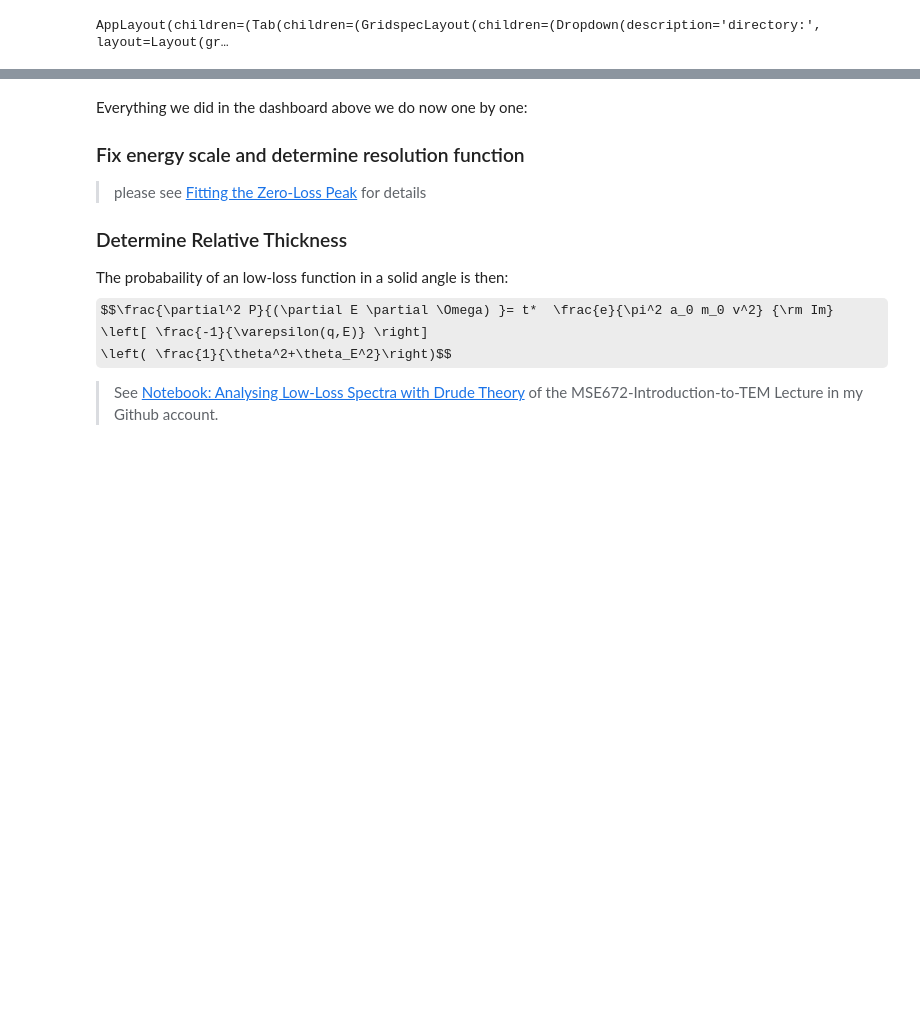
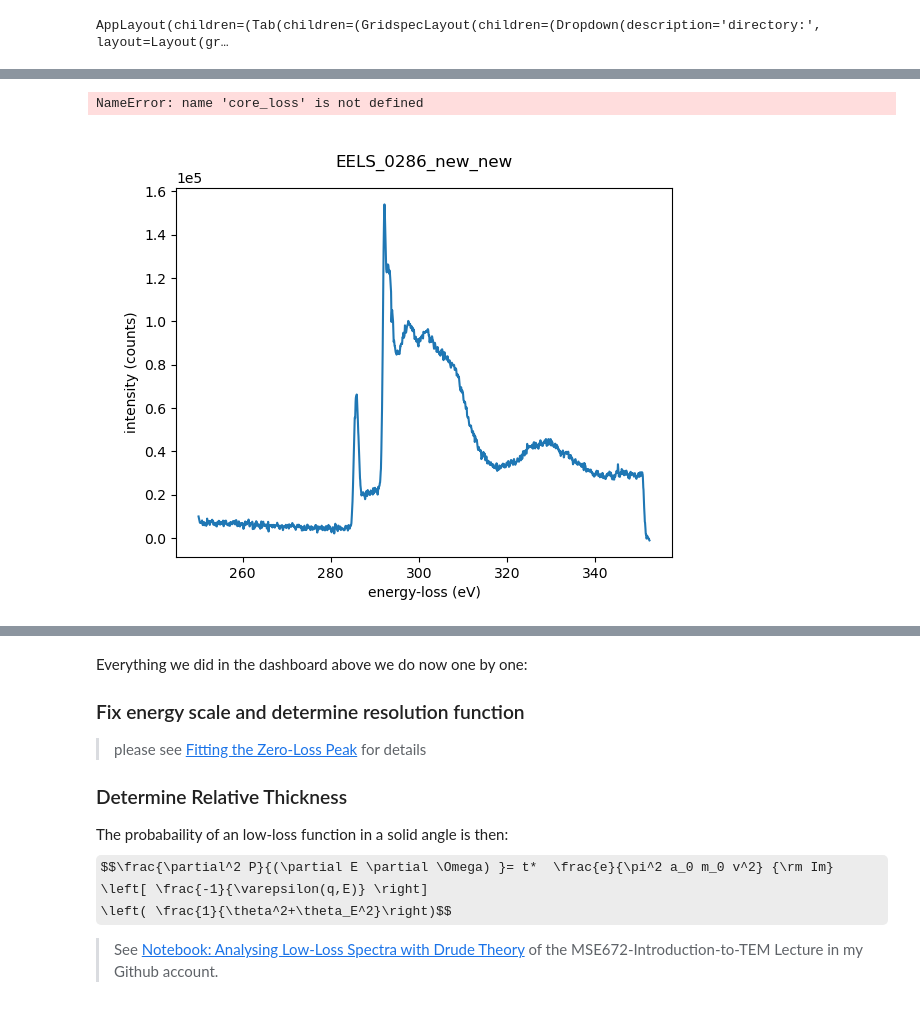
Before and after one commit to pycroscopy/pyTEMlib, a Jupyter notebook: notebooks/Spectroscopy/Analyse_Low_Loss.ipynb, the cells around one changed output, grey strips where cells are left out. Saved outputs shown, nothing was run; the diff lists cells and outputs as text; code cells hidden in the pictures; some formulas as TeX source; blank space fills up the shorter version.

```diff
--- a/notebooks/Spectroscopy/Analyse_Low_Loss.ipynb
+++ b/notebooks/Spectroscopy/Analyse_Low_Loss.ipynb
@@ -136,0 +184,22 @@ infoWidget.selected_dataset.metadata
+# %%
+view = core_loss.plot()
+
+core_loss.metadata['zero_loss']['shifted']
+# %% [output]
+NameError: name 'core_loss' is not defined
+# %%
+from tqdm import tqdm, trange, auto
+
+dataset = infoWidget.selected_dataset
+dataset.original_metadata.keys()
+dataset_np = np.array(dataset)
+for i in trange(1,len(dataset.energy_loss)-1):
+    if np.abs(dataset_np[i] - dataset_np[i+1]) > 1e3  and np.abs(dataset_np[i] - dataset_np[i-1]) > 1e3:
+        dataset_np[i] = (dataset_np[i-1] + dataset_np[i+1])/2
+        pass
+core_loss = dataset.like_data(dataset_np)
+
+core_loss = eels_tools.shift_energy(core_loss, np.array([-0.2791726]))
+view = core_loss.plot()
+# %% [output]
+[figure, added]
```
Also changed, not shown: parts of 28 cells of this notebook, 10 other files.
